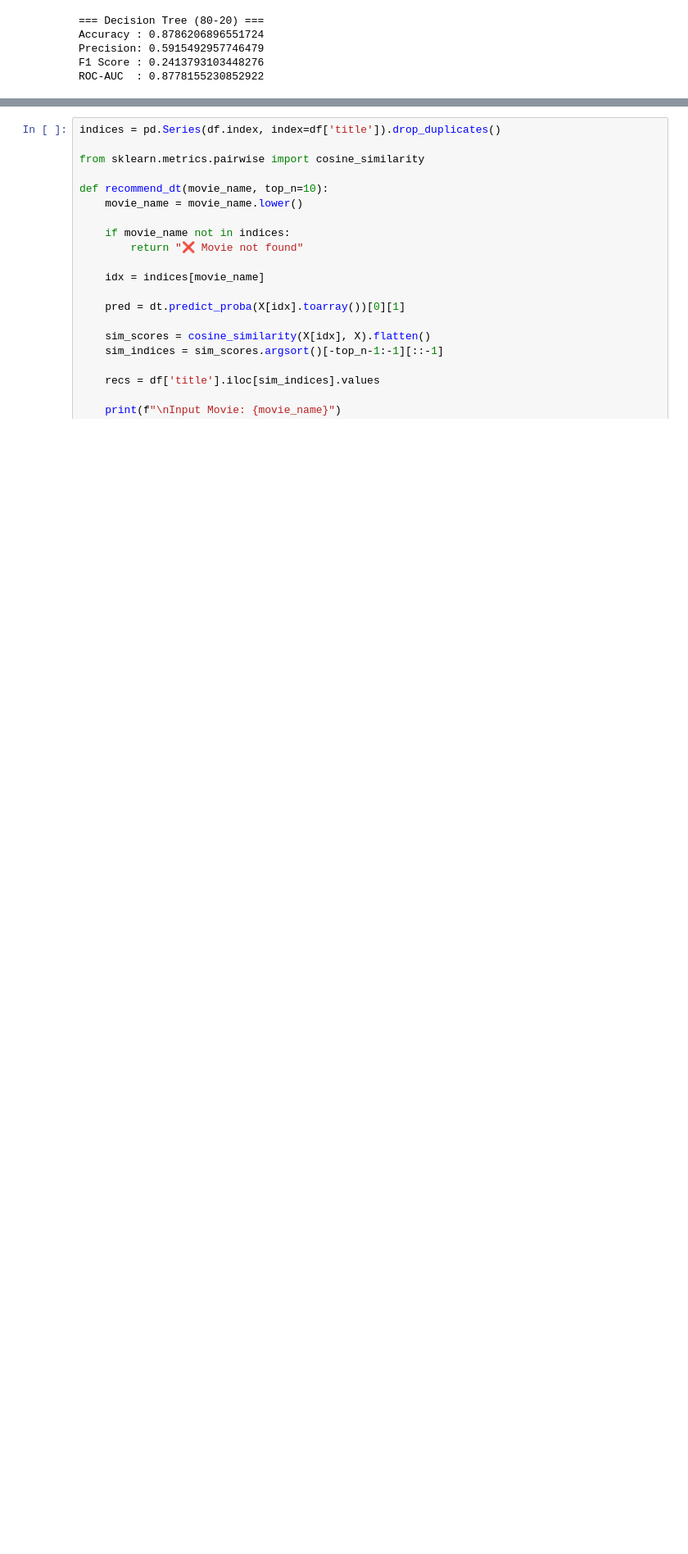
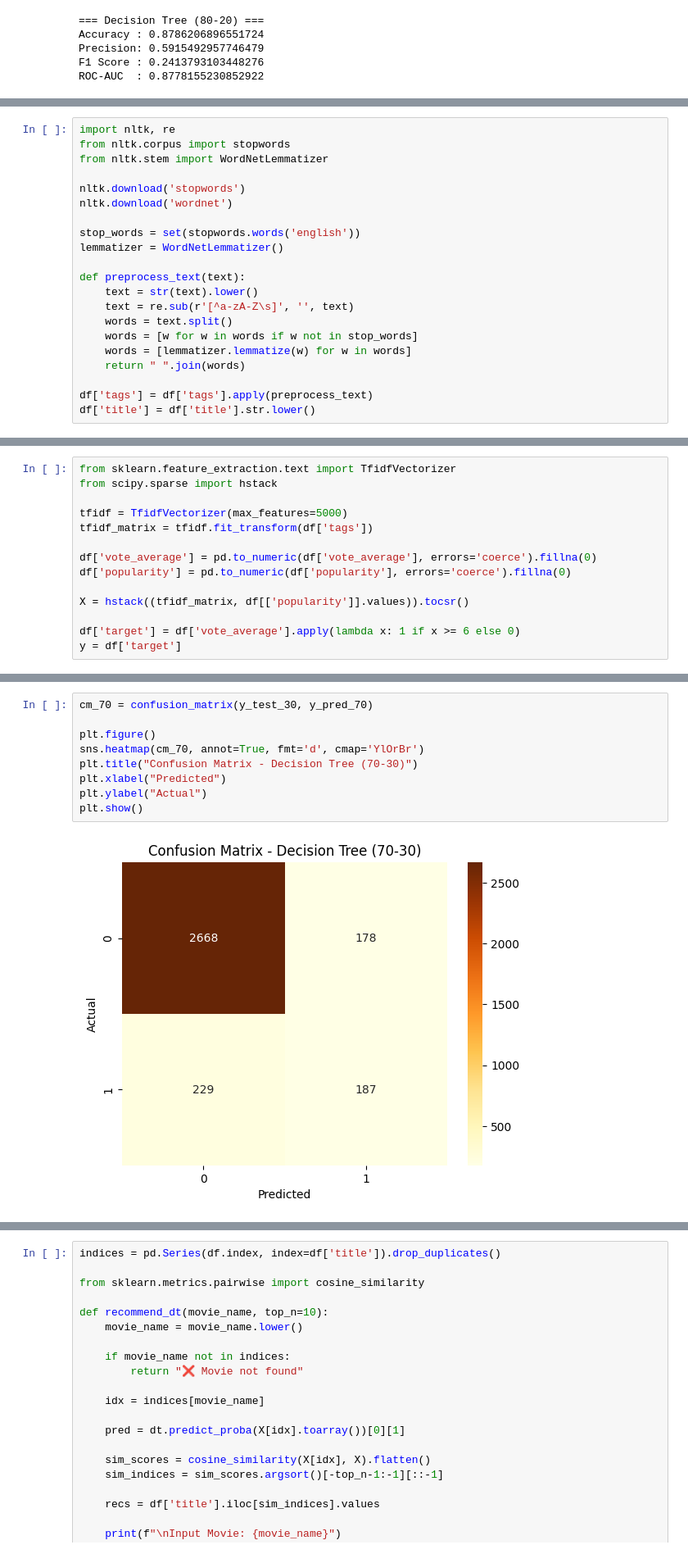
Before and after one commit to MehulShukla-git/Movie_Recommendation_System, a Jupyter notebook: Decision_Tree.ipynb, the cells around one changed output, grey strips where cells are left out. Shown at 82% size. Drawn from its saved outputs; the diff is of its cells as text; blank space fills up the shorter version.

```diff
--- a/Decision_Tree.ipynb
+++ b/Decision_Tree.ipynb
@@ -109,0 +152,21 @@ ROC-AUC  : 0.8778155230852922
+# %%
+import nltk, re
+from nltk.corpus import stopwords
+from nltk.stem import WordNetLemmatizer
+
+nltk.download('stopwords')
+nltk.download('wordnet')
+
+stop_words = set(stopwords.words('english'))
+lemmatizer = WordNetLemmatizer()
+
+def preprocess_text(text):
+    text = str(text).lower()
+    text = re.sub(r'[^a-zA-Z\s]', '', text)
+    words = text.split()
+    words = [w for w in words if w not in stop_words]
+    words = [lemmatizer.lemmatize(w) for w in words]
+    return " ".join(words)
+
+df['tags'] = df['tags'].apply(preprocess_text)
+df['title'] = df['title'].str.lower()
@@ -109,0 +178,14 @@ ROC-AUC  : 0.8778155230852922
+# %%
+from sklearn.feature_extraction.text import TfidfVectorizer
+from scipy.sparse import hstack
+
+tfidf = TfidfVectorizer(max_features=5000)
+tfidf_matrix = tfidf.fit_transform(df['tags'])
+
+df['vote_average'] = pd.to_numeric(df['vote_average'], errors='coerce').fillna(0)
+df['popularity'] = pd.to_numeric(df['popularity'], errors='coerce').fillna(0)
+
+X = hstack((tfidf_matrix, df[['popularity']].values)).tocsr()
+
+df['target'] = df['vote_average'].apply(lambda x: 1 if x >= 6 else 0)
+y = df['target']
@@ -144 +283,12 @@ ROC-AUC  : 0.8780098755338127
+# %%
+cm_70 = confusion_matrix(y_test_30, y_pred_70)
+
+plt.figure()
+sns.heatmap(cm_70, annot=True, fmt='d', cmap='YlOrBr')
+plt.title("Confusion Matrix - Decision Tree (70-30)")
+plt.xlabel("Predicted")
+plt.ylabel("Actual")
+plt.show()
+# %% [output]
+[figure, added]
 # %%
```
Also changed, not shown: parts of 13 cells of this notebook.
